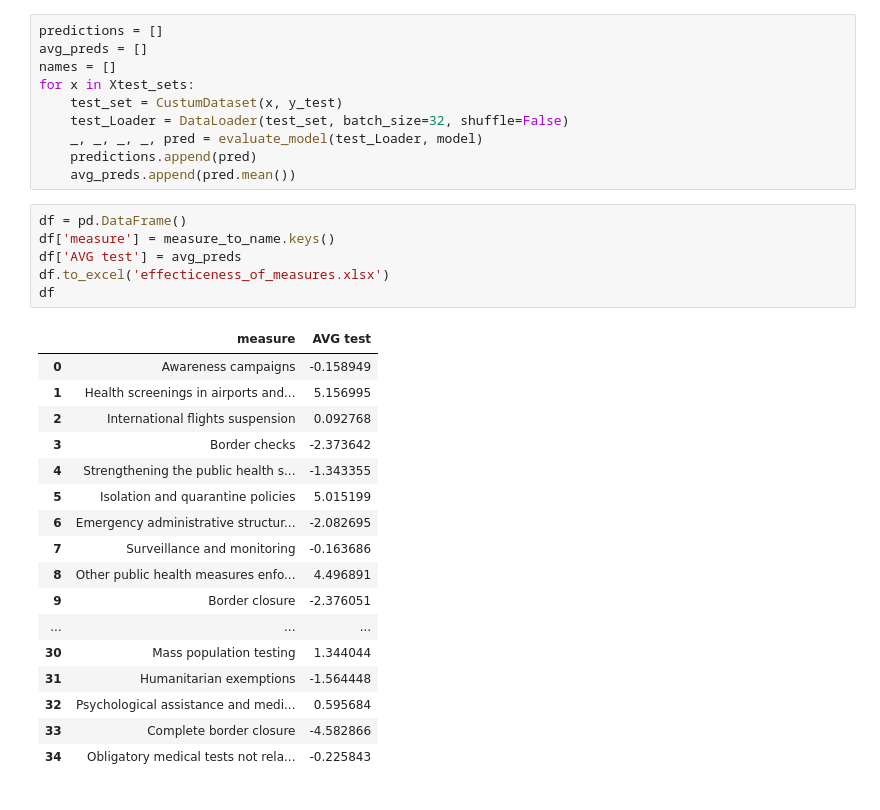
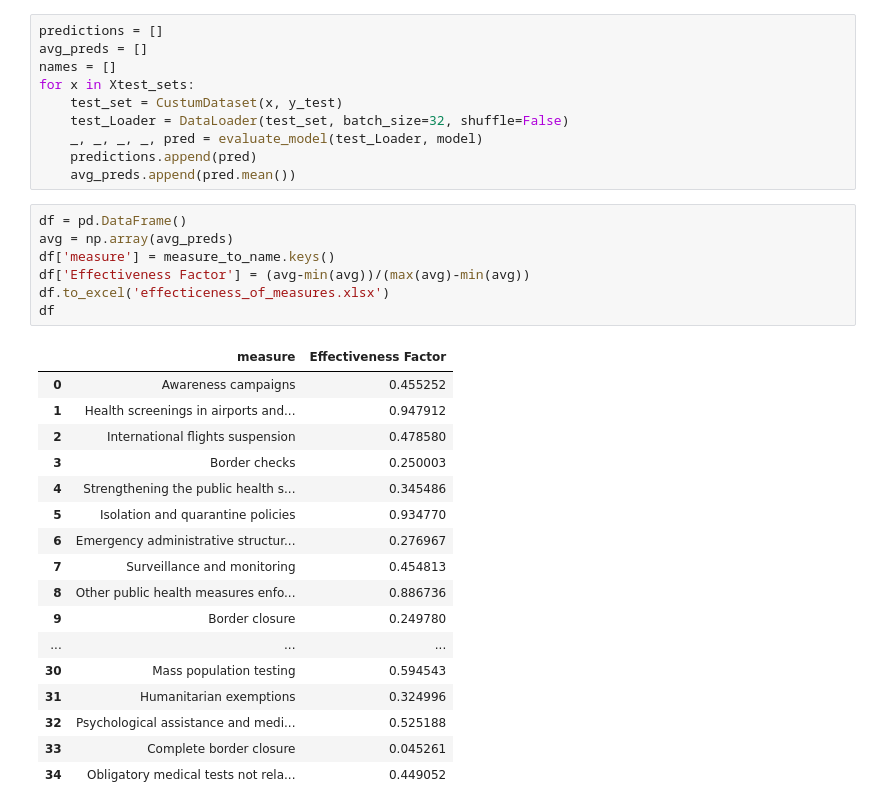
Before and after one commit to arashms/DL-project, a Jupyter notebook: COVID_Regulations_Regression_NoComment.ipynb, the cells around one changed output. Cells and saved outputs as stored; diff of their text form.

```diff
--- a/COVID_Regulations_Regression_NoComment.ipynb
+++ b/COVID_Regulations_Regression_NoComment.ipynb
@@ -778,25 +778,26 @@ for x in Xtest_sets:
     avg_preds.append(pred.mean())
 # %%
 df = pd.DataFrame()
+avg = np.array(avg_preds)
 df['measure'] = measure_to_name.keys()
-df['AVG test'] = avg_preds
+df['Effectiveness Factor'] = (avg-min(avg))/(max(avg)-min(avg))
 df.to_excel('effecticeness_of_measures.xlsx')
 df
 # %% [output]
-|  | measure | AVG test |
-| 0 | Awareness campaigns | -0.158949 |
-| 1 | Health screenings in airports and... | 5.156995 |
-| 2 | International flights suspension | 0.092768 |
-| 3 | Border checks | -2.373642 |
-| 4 | Strengthening the public health s... | -1.343355 |
-| 5 | Isolation and quarantine policies | 5.015199 |
-| 6 | Emergency administrative structur... | -2.082695 |
-| 7 | Surveillance and monitoring | -0.163686 |
-| 8 | Other public health measures enfo... | 4.496891 |
-| 9 | Border closure | -2.376051 |
+|  | measure | Effectiveness Factor |
+| 0 | Awareness campaigns | 0.455252 |
+| 1 | Health screenings in airports and... | 0.947912 |
+| 2 | International flights suspension | 0.478580 |
+| 3 | Border checks | 0.250003 |
+| 4 | Strengthening the public health s... | 0.345486 |
+| 5 | Isolation and quarantine policies | 0.934770 |
+| 6 | Emergency administrative structur... | 0.276967 |
+| 7 | Surveillance and monitoring | 0.454813 |
+| 8 | Other public health measures enfo... | 0.886736 |
+| 9 | Border closure | 0.249780 |
 | ... | ... | ... |
-| 30 | Mass population testing | 1.344044 |
-| 31 | Humanitarian exemptions | -1.564448 |
-| 32 | Psychological assistance and medi... | 0.595684 |
-| 33 | Complete border closure | -4.582866 |
-| 34 | Obligatory medical tests not rela... | -0.225843 |
+| 30 | Mass population testing | 0.594543 |
+| 31 | Humanitarian exemptions | 0.324996 |
+| 32 | Psychological assistance and medi... | 0.525188 |
+| 33 | Complete border closure | 0.045261 |
+| 34 | Obligatory medical tests not rela... | 0.449052 |
```
